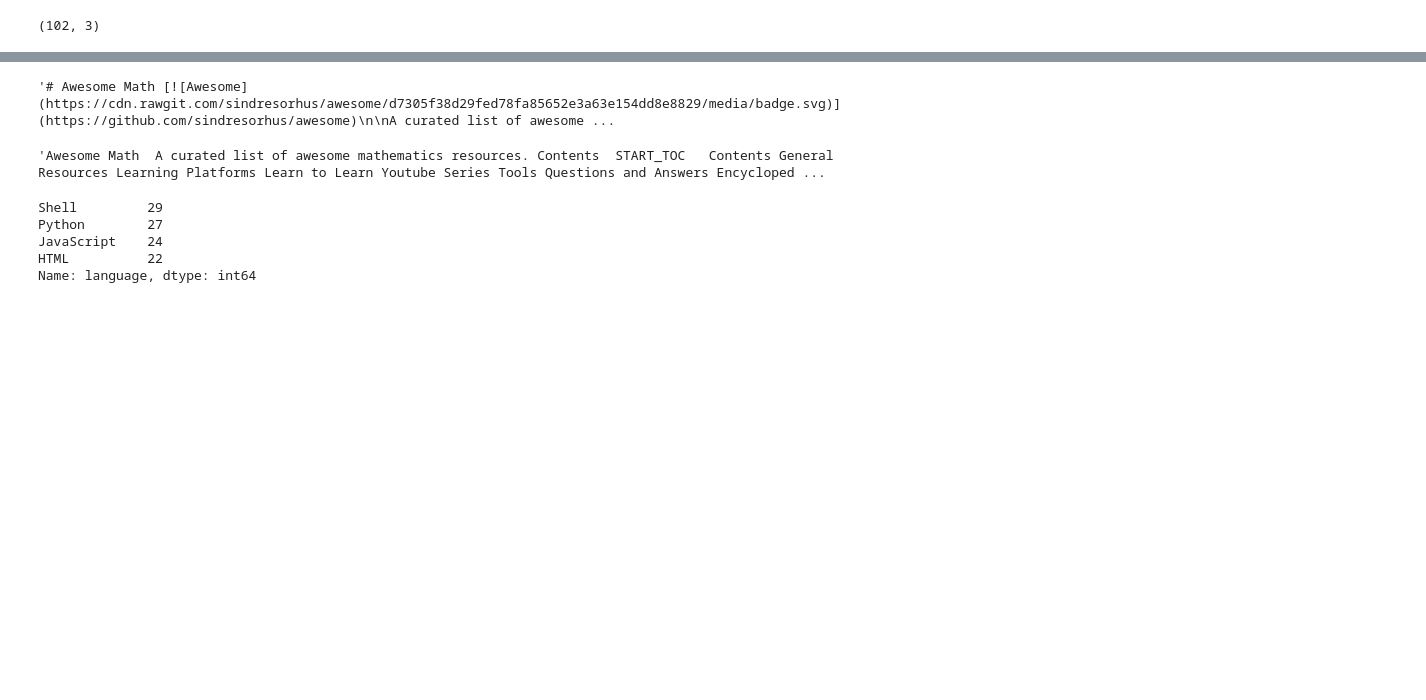
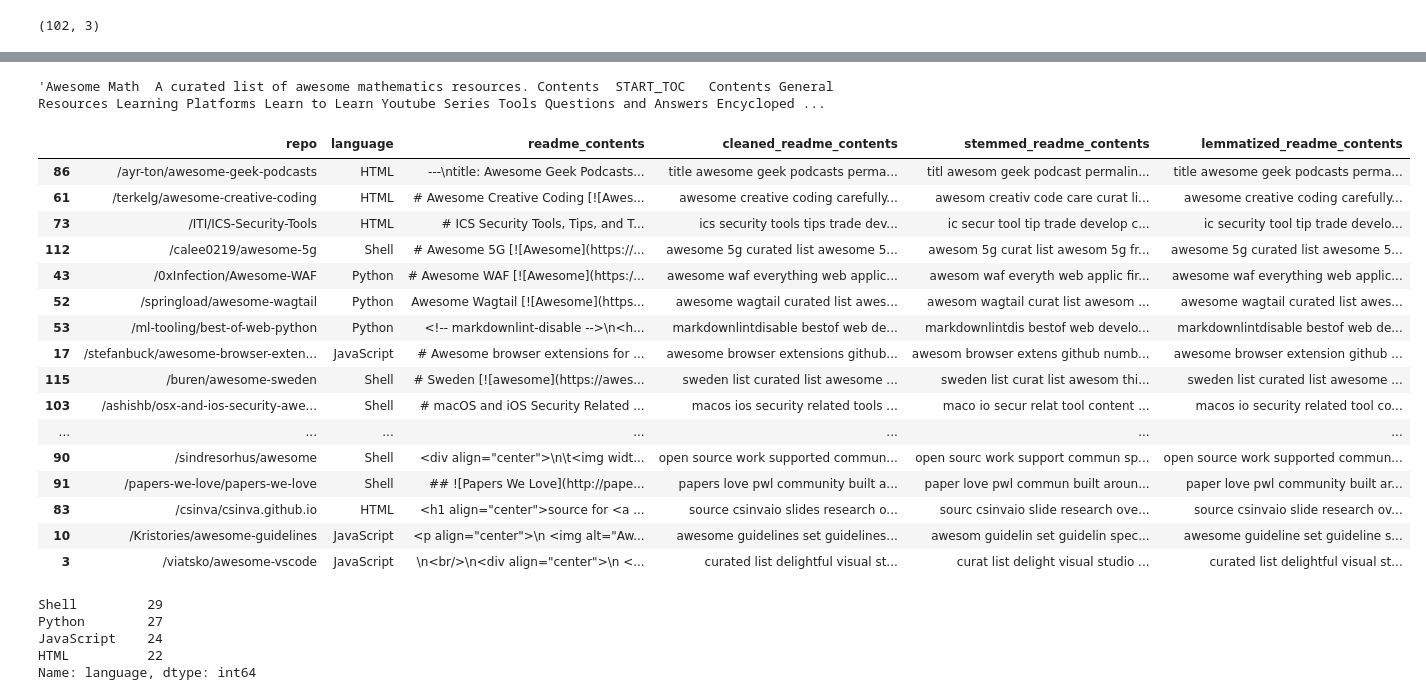
Before and after one commit to NLP-G4/NLP_group_project, a Jupyter notebook: parkers_workbook.ipynb, the cells around one changed output, grey strips where cells are left out. Drawn from its saved outputs; the diff is of its cells as text; code cells hidden in the pictures; blank space fills up the shorter version.

Commit message:
added split to prepare

```diff
--- a/parkers_workbook.ipynb
+++ b/parkers_workbook.ipynb
@@ -130,4 +162,4 @@ repo_clean = prepare.prep_article_data(repo_df, 'readme_contents')
 # %%
-repo_clean.readme_contents.iloc[35]
+#remove_html(repo_clean.readme_contents.iloc[35])
 # %% [output]
-'# Awesome Math [![Awesome](https://cdn.rawgit.com/sindresorhus/awesome/d7305f38d29fed78fa85652e3a63e154dd8e8829/media/badge.svg)](https://github.com/sindresorhus/awesome)\n\nA curated list of awesome ...
+'Awesome Math  A curated list of awesome mathematics resources. Contents  START_TOC   Contents General Resources Learning Platforms Learn to Learn Youtube Series Tools Questions and Answers Encycloped ...
@@ -151,7 +166,42 @@ def remove_all_html(df):
-# %%
-remove_html(repo_clean.readme_contents.iloc[35])
-# %% [output]
-'Awesome Math  A curated list of awesome mathematics resources. Contents  START_TOC   Contents General Resources Learning Platforms Learn to Learn Youtube Series Tools Questions and Answers Encycloped ...
+# %%
+def train_validate_test_split(df, target, seed=123):
+    '''
+    This function takes in a dataframe, the name of the target variable
+    (for stratification purposes), and an integer for a setting a seed
+    and splits the data into train, validate and test.
+    Test is 20% of the original dataset, validate is .30*.80= 24% of the
+    original dataset, and train is .70*.80= 56% of the original dataset.
+    The function returns, in this order, train, validate and test dataframes.
+    '''
+    train_validate, test = train_test_split(df, test_size=0.2,
+                                            random_state=seed,
+                                            stratify=df[target])
+    train, validate = train_test_split(train_validate, test_size=0.3,
+                                       random_state=seed,
+                                       stratify=train_validate[target])
+    return train, validate, test
+# %%
+train, validate, test = train_validate_test_split(repo_clean, 'language')
+# %%
+train
+# %% [output]
+|  | repo | language | readme_contents | cleaned_readme_contents | stemmed_readme_contents | lemmatized_readme_contents |
+| 86 | /ayr-ton/awesome-geek-podcasts | HTML | ---\ntitle: Awesome Geek Podcasts... | title awesome geek podcasts perma... | titl awesom geek podcast permalin... | title awesome geek podcasts perma... |
+| 61 | /terkelg/awesome-creative-coding | HTML | # Awesome Creative Coding [![Awes... | awesome creative coding carefully... | awesom creativ code care curat li... | awesome creative coding carefully... |
+| 73 | /ITI/ICS-Security-Tools | HTML | # ICS Security Tools, Tips, and T... | ics security tools tips trade dev... | ic secur tool tip trade develop c... | ic security tool tip trade develo... |
+| 112 | /calee0219/awesome-5g | Shell | # Awesome 5G [![Awesome](https://... | awesome 5g curated list awesome 5... | awesom 5g curat list awesom 5g fr... | awesome 5g curated list awesome 5... |
+| 43 | /0xInfection/Awesome-WAF | Python | # Awesome WAF [![Awesome](https:/... | awesome waf everything web applic... | awesom waf everyth web applic fir... | awesome waf everything web applic... |
+| 52 | /springload/awesome-wagtail | Python | Awesome Wagtail [![Awesome](https... | awesome wagtail curated list awes... | awesom wagtail curat list awesom ... | awesome wagtail curated list awes... |
+| 53 | /ml-tooling/best-of-web-python | Python | <!-- markdownlint-disable -->\n<h... | markdownlintdisable bestof web de... | markdownlintdis bestof web develo... | markdownlintdisable bestof web de... |
+| 17 | /stefanbuck/awesome-browser-exten... | JavaScript | # Awesome browser extensions for ... | awesome browser extensions github... | awesom browser extens github numb... | awesome browser extension github ... |
+| 115 | /buren/awesome-sweden | Shell | # Sweden [![awesome](https://awes... | sweden list curated list awesome ... | sweden list curat list awesom thi... | sweden list curated list awesome ... |
+| 103 | /ashishb/osx-and-ios-security-awe... | Shell | # macOS and iOS Security Related ... | macos ios security related tools ... | maco io secur relat tool content ... | macos io security related tool co... |
+| ... | ... | ... | ... | ... | ... | ... |
+| 90 | /sindresorhus/awesome | Shell | <div align="center">\n\t<img widt... | open source work supported commun... | open sourc work support commun sp... | open source work supported commun... |
+| 91 | /papers-we-love/papers-we-love | Shell | ﻿## ![Papers We Love](http://pape... | papers love pwl community built a... | paper love pwl commun built aroun... | paper love pwl community built ar... |
+| 83 | /csinva/csinva.github.io | HTML | <h1 align="center">source for <a ... | source csinvaio slides research o... | sourc csinvaio slide research ove... | source csinvaio slide research ov... |
+| 10 | /Kristories/awesome-guidelines | JavaScript | <p align="center">\n <img alt="Aw... | awesome guidelines set guidelines... | awesom guidelin set guidelin spec... | awesome guideline set guideline s... |
+| 3 | /viatsko/awesome-vscode | JavaScript | \n<br/>\n<div align="center">\n <... | curated list delightful visual st... | curat list delight visual studio ... | curated list delightful visual st... |
 # %%
 repo_df.language.value_counts()
 # %% [output]
```
Also changed, not shown: parts of 18 cells of this notebook, 2 other files.
